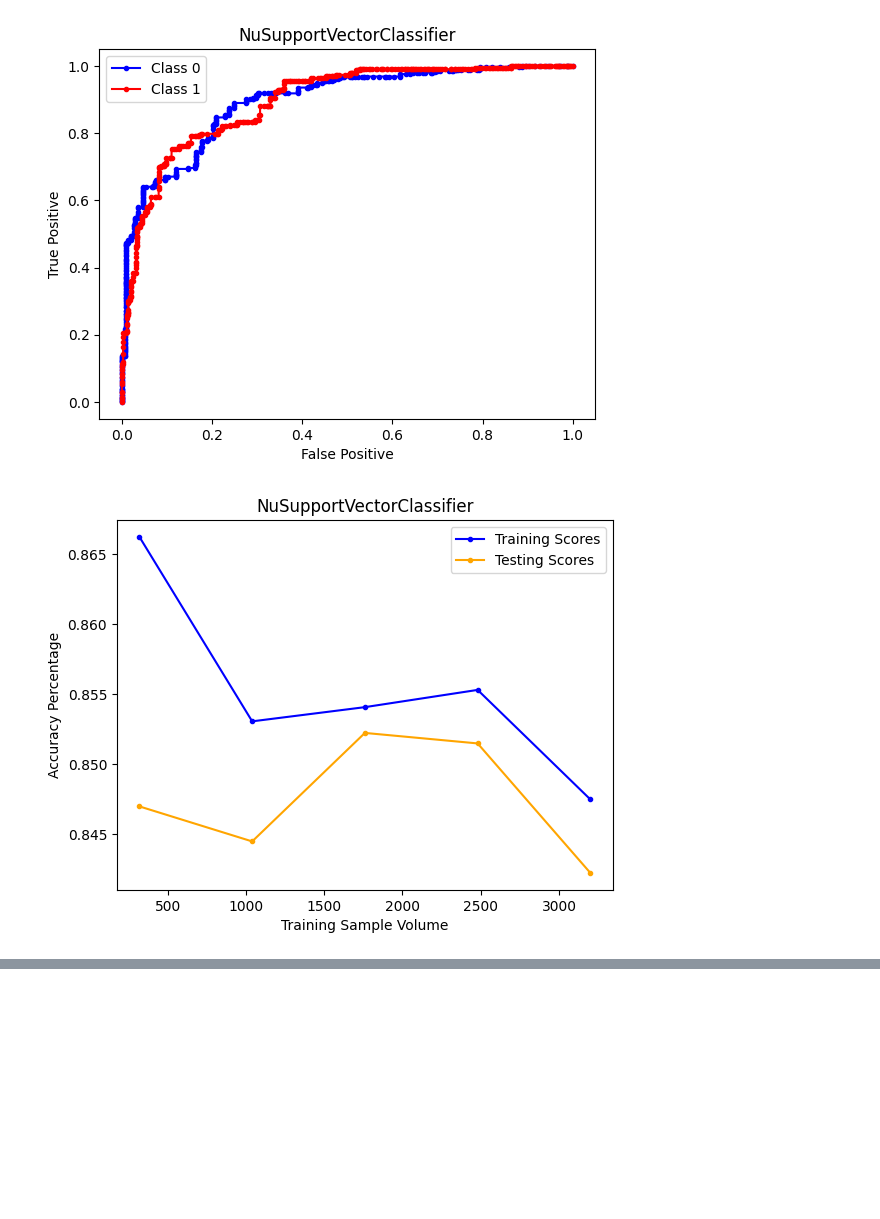
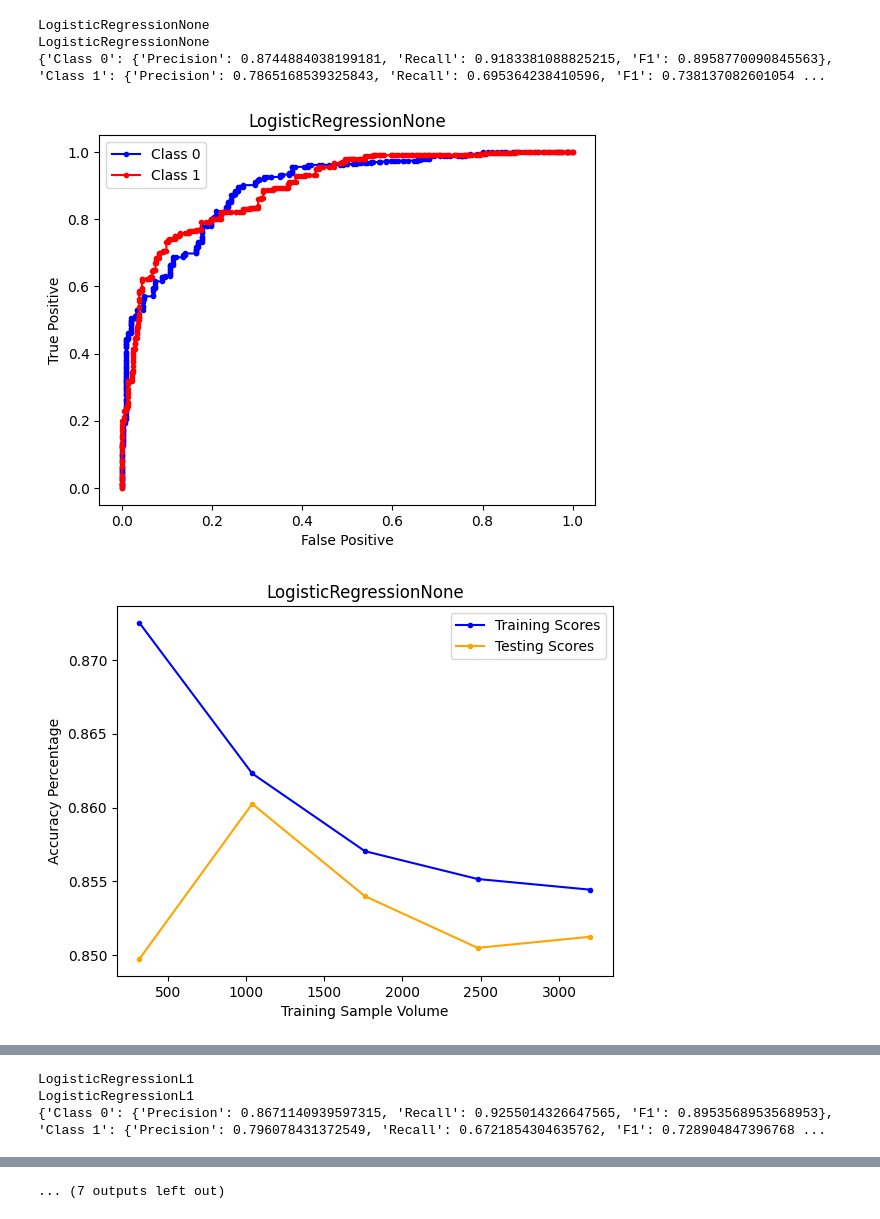
Before and after one commit to leoflewis/763-final, a Jupyter notebook: Final_notebook.ipynb, the cells around one changed output, grey strips where cells are left out. Drawn from its saved outputs; the diff is of its cells as text; code cells hidden in the pictures; blank space fills up the shorter version.

```diff
--- a/Final_notebook.ipynb
+++ b/Final_notebook.ipynb
@@ -80,4 +45,10 @@ class IBaseModel:
 
     def get_predictions(self):
         pass
+
+    def get_coefficients(self):
+        pass
+
+    def get_classes(self):
+        pass
 # %%
@@ -182,0 +220,4 @@ lrlreval.show_learning_curve()
+# %%
+lgn = LogisticRegressionNone(x_train, y_train)
+lgnEval = ModelMetrics(lgn, data)
+lgnEval.get_prf()
@@ -182,0 +232,4 @@ lrlreval.show_learning_curve()
+# %%
+lrl1 = LogisticRegressionL1(x_train, y_train, 100)
+lrl1reval = ModelMetrics(lrl1, data)
+lrl1reval.get_prf()
@@ -182,0 +244,4 @@ lrlreval.show_learning_curve()
+# %%
+lrl2 = LogisticRegressionL2(x_train, y_train, 100)
+lrl2reval = ModelMetrics(lrl2, data)
+lrl2reval.get_prf()
@@ -215,8 +327,0 @@ nsvcEval.get_prf()
-# %%
-nsvcEval.show_ROC()
-# %% [output]
-[figure, removed]
-# %%
-nsvcEval.show_learning_curve()
-# %% [output]
-[figure, removed]
@@ -222,0 +357,39 @@ nsvcEval.show_learning_curve()
+# %%
+evaluators = [lgnEval,lrl1reval,lrl2reval]
+p_0 = []; r_0 = []; f_0 = []
+p_1 = []; r_1 = []; f_1 = []
+names = []
+for evaluator in evaluators:
+    print(evaluator.model.name)
+    prf = evaluator.get_prf()
+    print(prf)
+    p_0.append(prf["Class 0"]["Precision"]); r_0.append(prf["Class 0"]["Recall"]); f_0.append(prf["Class 0"]["F1"])
+    p_1.append(prf["Class 1"]["Precision"]); r_1.append(prf["Class 1"]["Recall"]); f_1.append(prf["Class 1"]["F1"])
+    names.append(evaluator.model.name)
+    try:
+        evaluator.show_ROC()
+    except:
+        print(f"ROC Not Available for {evaluator.model.name}")
+    evaluator.show_learning_curve()
+    evaluator.display_coefficients()
+    evaluator.plot_coefficients()
+    evaluator.get_confusion_matrix()
+
+x_label = np.arange(len(names))
+width = 0.1
+plt.bar(x_label-(width*3), p_0, width, color='cyan')
+plt.bar(x_label-(width*2), p_1, width, color='red')
+plt.bar(x_label-(width), r_0, width, color='blue')
+plt.bar(x_label, r_1, width, color='firebrick')
+plt.bar(x_label+(width), f_0, width, color='dodgerblue')
+plt.bar(x_label+(width*2), f_1, width, color='crimson')
+plt.xticks(x_label, names)
+plt.ylabel("Percentage")
+plt.legend(["Precision 0", "Precision 1", "Recall 0", "Recall 1", "F-1 0", "F-1 1"], bbox_to_anchor=(1.1, 1.05))
+plt.show()
+# %% [output]
+LogisticRegressionNone
+LogisticRegressionNone
+{'Class 0': {'Precision': 0.8744884038199181, 'Recall': 0.9183381088825215, 'F1': 0.8958770090845563}, 'Class 1': {'Precision': 0.7865168539325843, 'Recall': 0.695364238410596, 'F1': 0.738137082601054 ...
+[figure, added]
+[figure, added]
@@ -222,0 +410,3 @@ nsvcEval.show_learning_curve()
+LogisticRegressionL1
+LogisticRegressionL1
+{'Class 0': {'Precision': 0.8671140939597315, 'Recall': 0.9255014326647565, 'F1': 0.8953568953568953}, 'Class 1': {'Precision': 0.796078431372549, 'Recall': 0.6721854304635762, 'F1': 0.728904847396768 ...
@@ -223 +429,2 @@ nsvcEval.show_learning_curve()
+... (7 outputs left out)
 # %%
```
Also changed, not shown: parts of 20 cells of this notebook.
